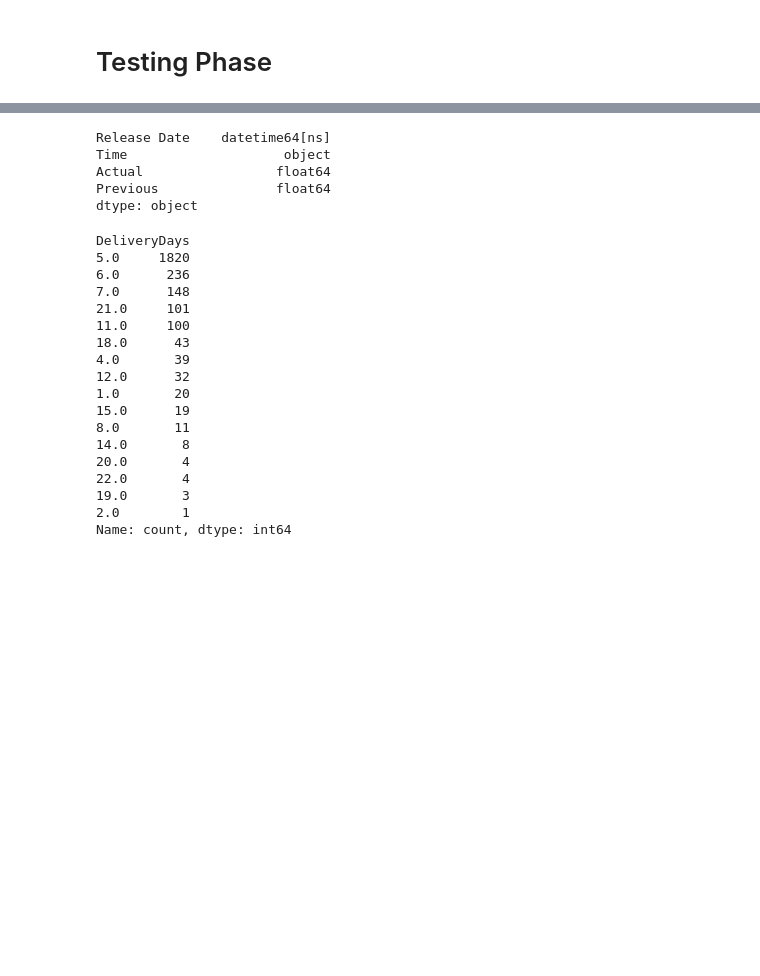
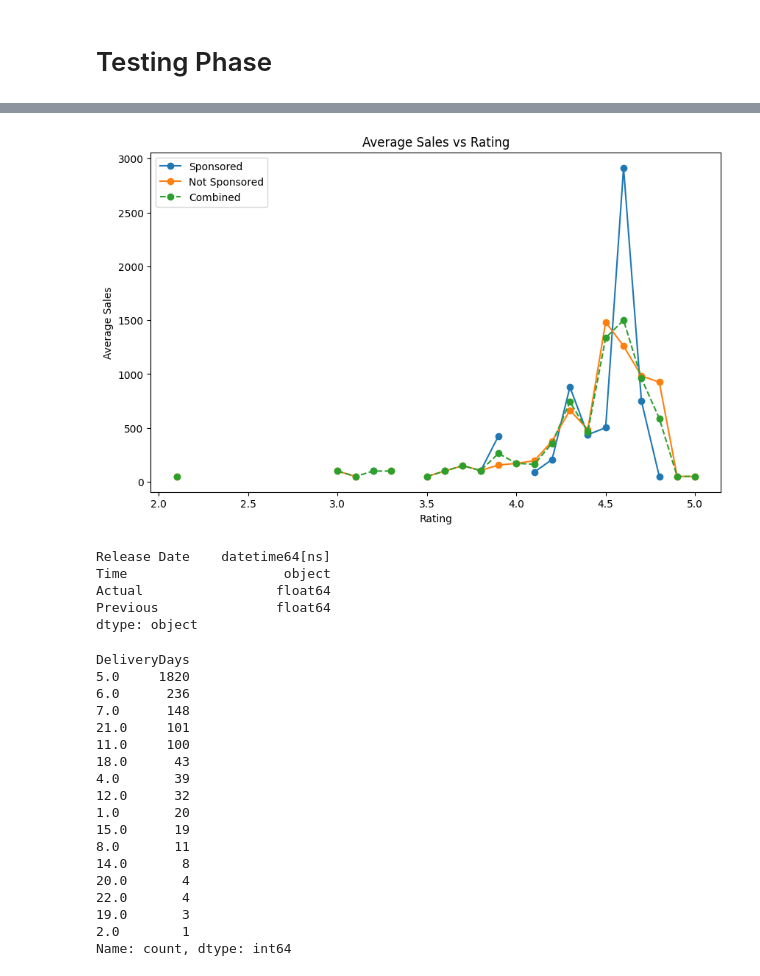
Before and after one commit to tirthd16/streamlit, a Jupyter notebook: csv/Untitled.ipynb, the cells around one changed output, grey strips where cells are left out. Cells and saved outputs as stored; diff of their text form; code cells hidden in the pictures; blank space fills up the shorter version.

```diff
--- a/csv/Untitled.ipynb
+++ b/csv/Untitled.ipynb
@@ -5,2 +7,2 @@ import pandas as pd
 # %%
-df = pd.read_csv('mortgage.csv')
+df = pd.read_csv('amazon_data.csv')
@@ -14,3 +72,30 @@ df['Release Date'] = pd.to_datetime(df['Release Date'], format='mixed')
+# %%
+sponsored_true = grouped_df[grouped_df['sponsored'] == True]
+sponsored_false = grouped_df[grouped_df['sponsored'] == False]
+
+combined_df = df.groupby('Rating').agg({'Sales': 'mean'}).reset_index()
+
+# Plotting
+fig, ax = plt.subplots(figsize=(10, 6))
+
+# Plot sponsored true line
+ax.plot(sponsored_true['Rating'], sponsorekkd_true['Sales'], label='Sponsored', marker='o')
+
+# Plot sponsored false line
+ax.plot(sponsored_false['Rating'], sponsored_false['Sales'], label='Not Sponsored', marker='o')
+
+# Plot combined line
+ax.plot(combined_df['Rating'], combined_df['Sales'], label='Combined', marker='o', linestyle='--')
+
+# Add labels and title
+ax.set_xlabel('Rating')
+ax.set_ylabel('Average Sales')
+ax.set_title('Average Sales vs Rating')
+ax.legend()
+
+plt.show()
+# %% [output]
+[figure, added]
 # %%
 df.dtypes
 # %% [output]
```
Also changed, not shown: parts of 5 cells of this notebook, 1 other file.
